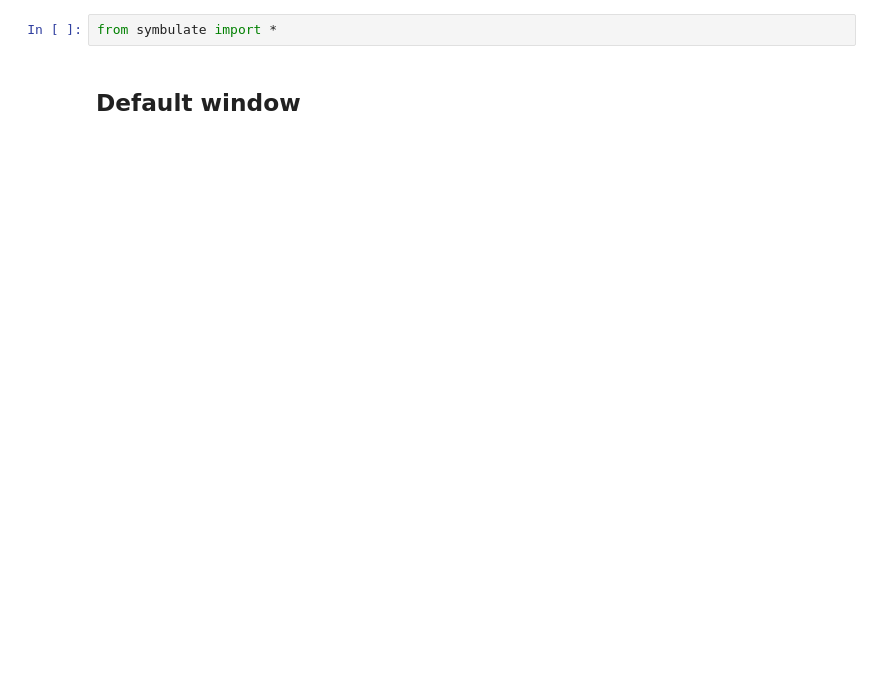
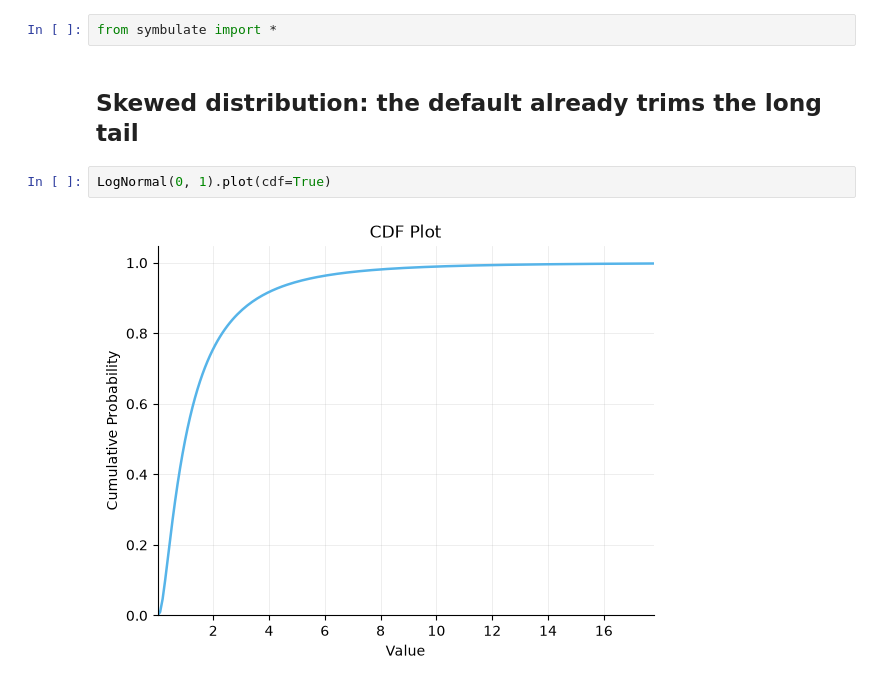
Before and after one commit to calpoly-symbulate/symbulate, a Jupyter notebook: team/xlim_demo.ipynb, the cells around one changed output. Drawn from its saved outputs; the diff is of its cells as text; blank space fills up the shorter version.

Commit message:
added-cdf-plots-for-xlim-demo [duck]

```diff
--- a/team/xlim_demo.ipynb
+++ b/team/xlim_demo.ipynb
@@ -5,4 +9,8 @@
 # %%
 from symbulate import *
-# %% [markdown]
-## Default window
+# %% [markdown]
+## Skewed distribution: the default already trims the long tail
+# %%
+LogNormal(0, 1).plot(cdf=True)
+# %% [output]
+[figure, added]
```
Also changed, not shown: parts of 21 cells of this notebook.
